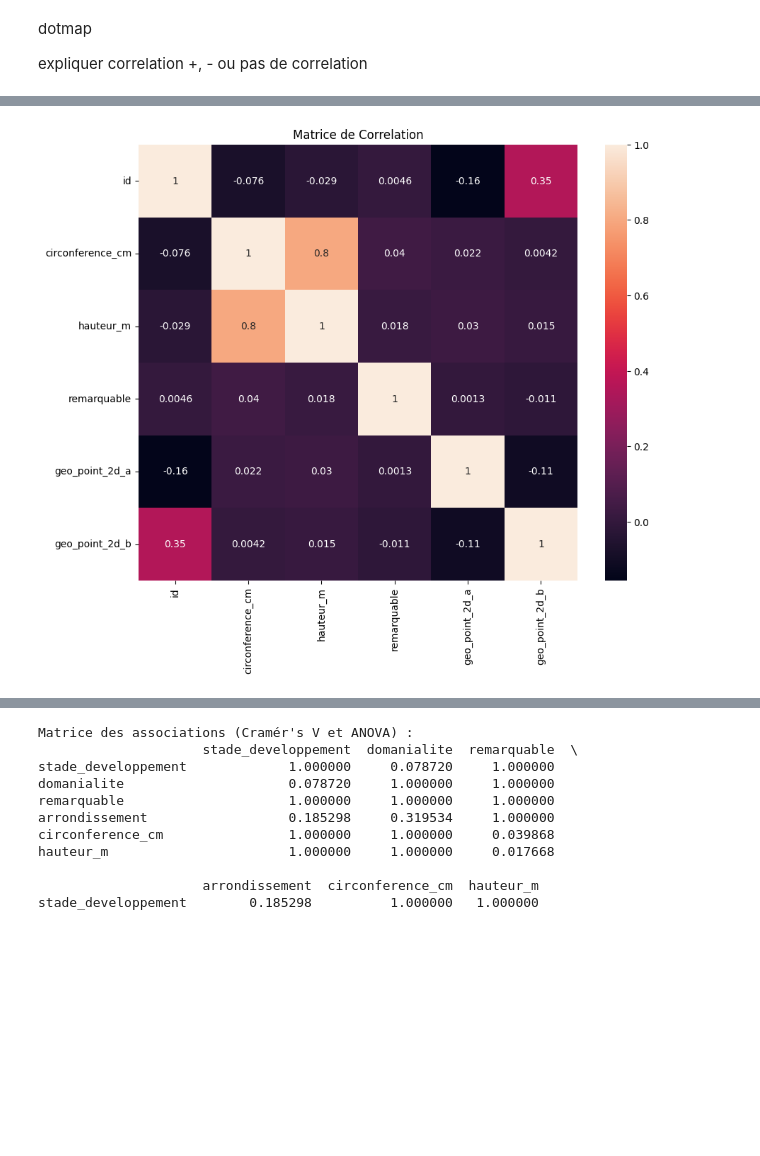
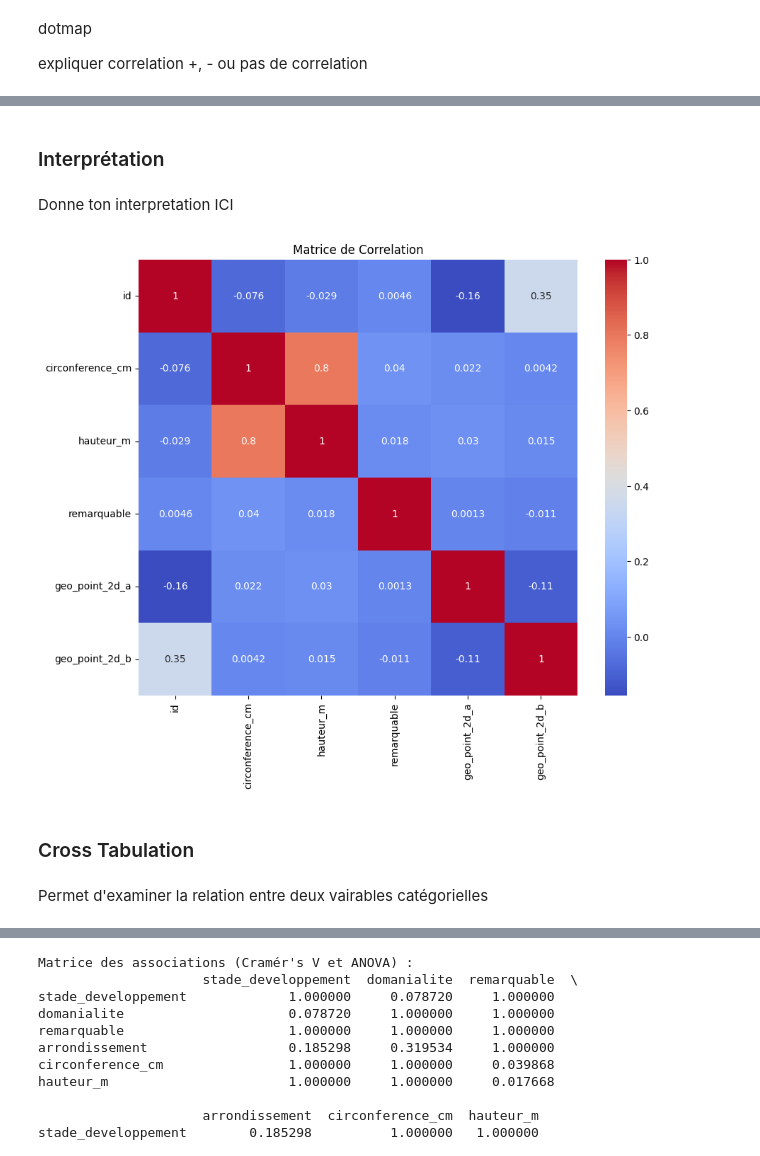
Before and after one commit to Belin27000/P2SmartCity, a Jupyter notebook: P2Tree.ipynb, the cells around one changed output, grey strips where cells are left out. Drawn from its saved outputs; the diff is of its cells as text; code cells hidden in the pictures; blank space fills up the shorter version.

```diff
--- a/P2Tree.ipynb
+++ b/P2Tree.ipynb
@@ -609,7 +628,15 @@ correlation_matrix = numeric_data.corr()
+# %% [markdown]
+### Interprétation
+# %% [markdown]
+Donne ton interpretation ICI
 # %%
 plt.figure(figsize=(10,8))
-sns.heatmap(correlation_matrix, annot=True)
+sns.heatmap(correlation_matrix, annot=True, cmap='coolwarm')
 plt.title("Matrice de Correlation")
 plt.show()
 # %% [output]
-[figure, old version]
+[figure, new version]
+# %% [markdown]
+### Cross Tabulation
+# %% [markdown]
+Permet d'examiner la relation entre deux vairables catégorielles
```
Also changed, not shown: parts of 21 cells of this notebook.
